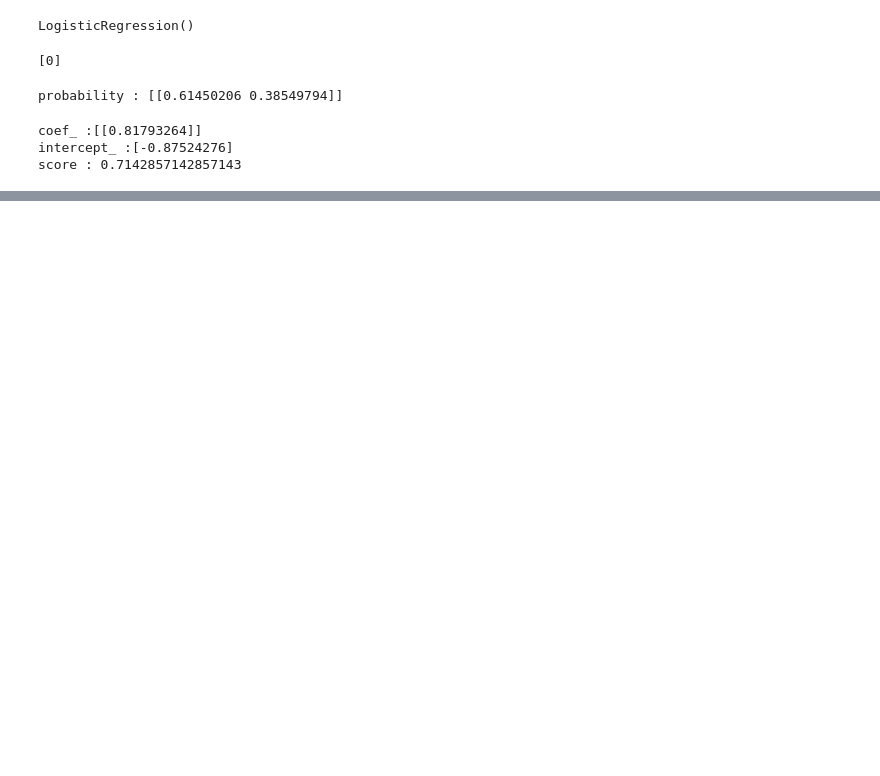
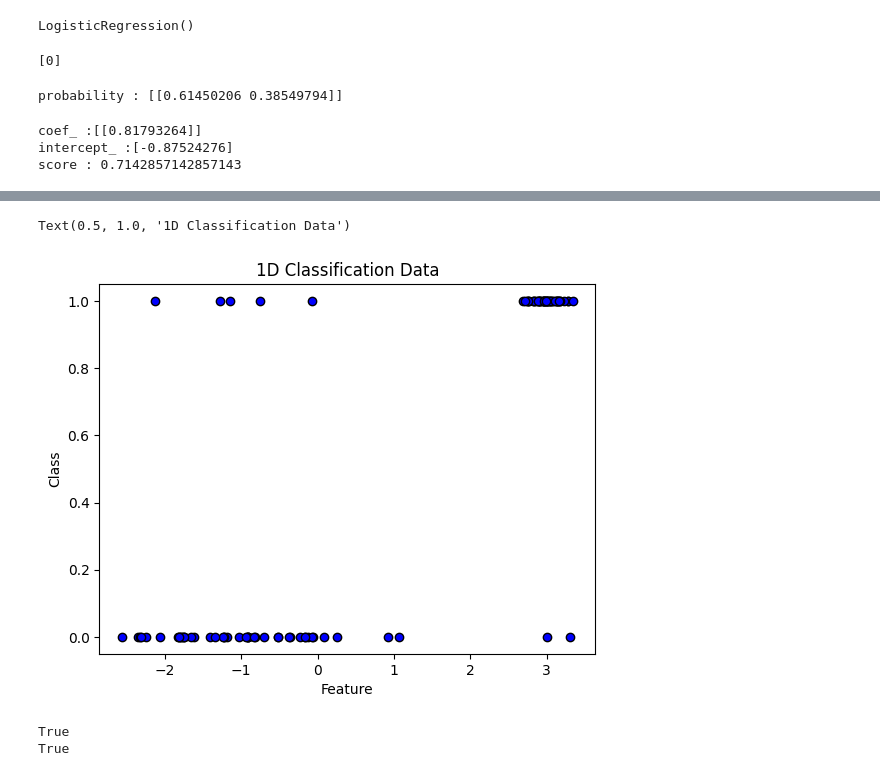
Before and after one commit to NungoEdwin/z01, a Jupyter notebook: classifiction.ipynb, the cells around one changed output, grey strips where cells are left out. Saved outputs shown, nothing was run; the diff lists cells and outputs as text; code cells hidden in the pictures; blank space fills up the shorter version.

```diff
--- a/classifiction.ipynb
+++ b/classifiction.ipynb
@@ -37,0 +82,24 @@ def sigmoid2(x):
+# %%
+plt.scatter(X, y, c='blue', edgecolor='k')
+plt.xlabel('Feature')
+plt.ylabel('Class')
+plt.title('1D Classification Data')
+# %% [output]
+Text(0.5, 1.0, '1D Classification Data')
+[figure, added]
+# %%
+def predict_probability(coefs, intercept, X):
+    coef, inter = coefs[0][0], intercept[0]
+    z = coef * X + inter
+    probabilities = 1 / (1 + np.exp(-z))
+    return probabilities
+
+def predict_class(coefs, intercept, X):
+    probs = predict_probability(coefs, intercept, X)
+    return (probs >= 0.5).astype(int)
+
+print(np.allclose(model.predict_proba(X)[:, 1], predict_probability(model.coef_, model.intercept_, X.ravel())))
+print(np.array_equal(model.predict(X), predict_class(model.coef_, model.intercept_, X.ravel())))
+# %% [output]
+True
+True
```
Also changed, not shown: parts of 3 cells of this notebook, 1 other file.
